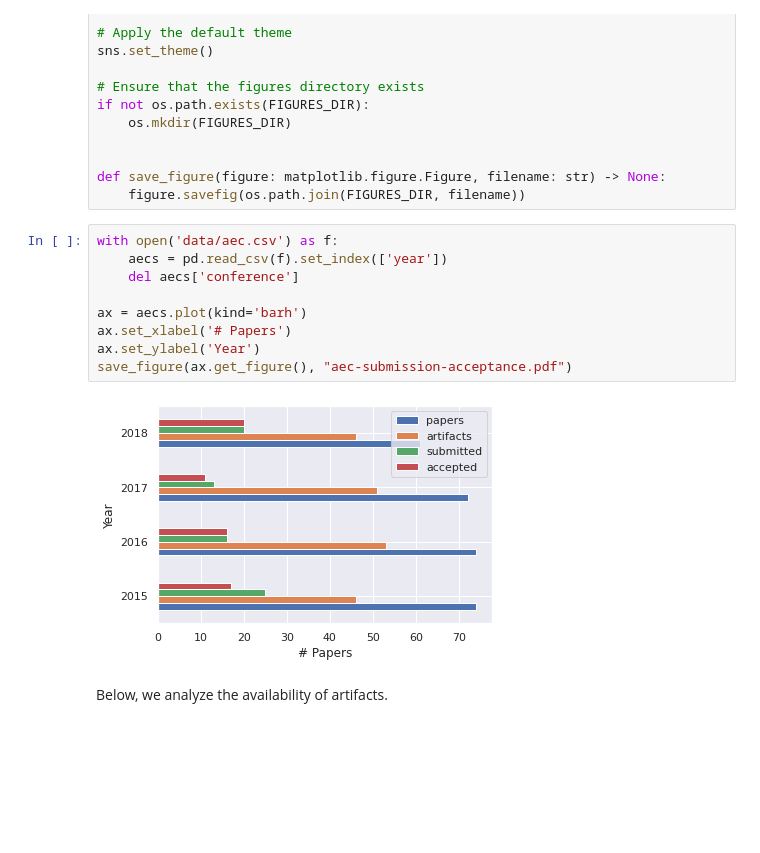
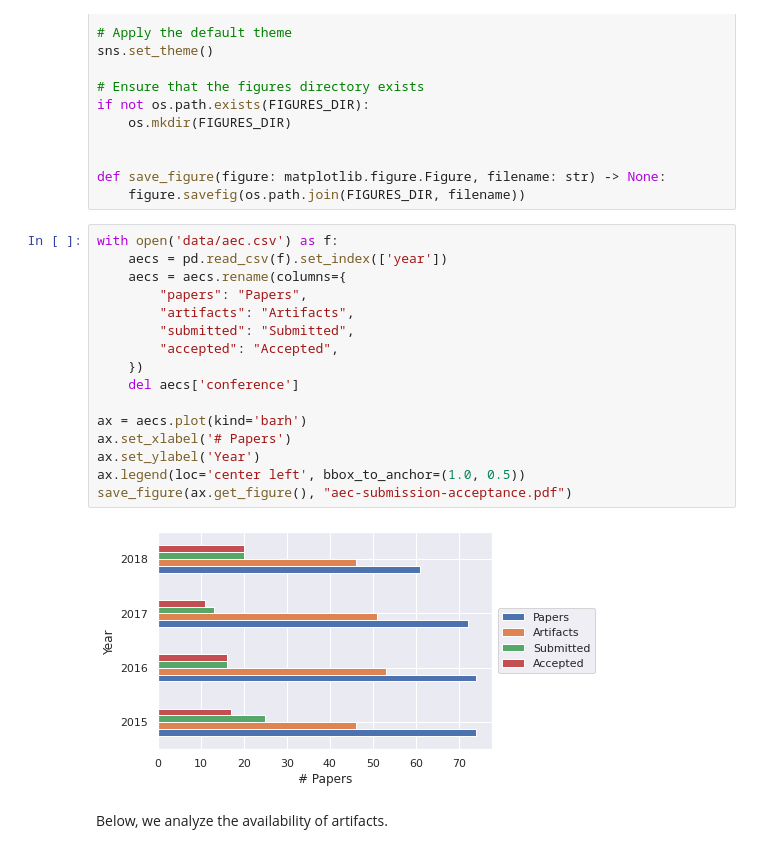
Before and after one commit to ChrisTimperley/se-artifact-sharing, a Jupyter notebook: se-artifacts.ipynb, the cells around one changed output. Cells and saved outputs as stored; diff of their text form; blank space fills up the shorter version.

Commit message:
fixed legend for AEC data figure

```diff
--- a/se-artifacts.ipynb
+++ b/se-artifacts.ipynb
@@ -23,14 +23,21 @@ def save_figure(figure: matplotlib.figure.Figure, filename: str) -> None:
 # %%
 with open('data/aec.csv') as f:
     aecs = pd.read_csv(f).set_index(['year'])
+    aecs = aecs.rename(columns={
+        "papers": "Papers",
+        "artifacts": "Artifacts",
+        "submitted": "Submitted",
+        "accepted": "Accepted",
+    })
     del aecs['conference']
 
 ax = aecs.plot(kind='barh')
 ax.set_xlabel('# Papers')
 ax.set_ylabel('Year')
+ax.legend(loc='center left', bbox_to_anchor=(1.0, 0.5))
 save_figure(ax.get_figure(), "aec-submission-acceptance.pdf")
 # %% [output]
-[figure, old version]
+[figure, new version]
 # %% [markdown]
 Below, we analyze the availability of artifacts.
 # %%
```
